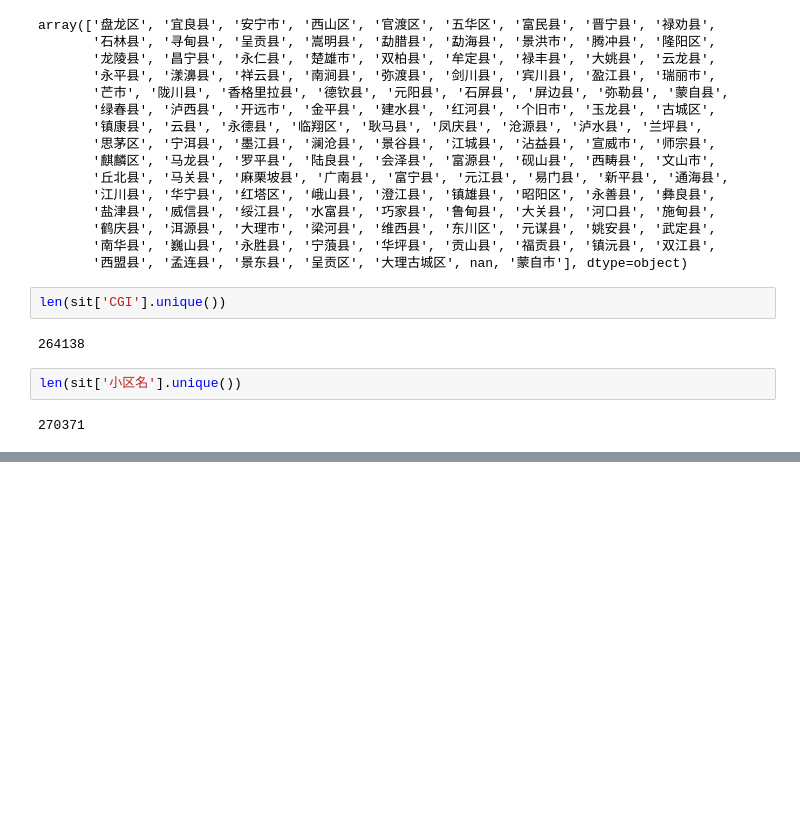
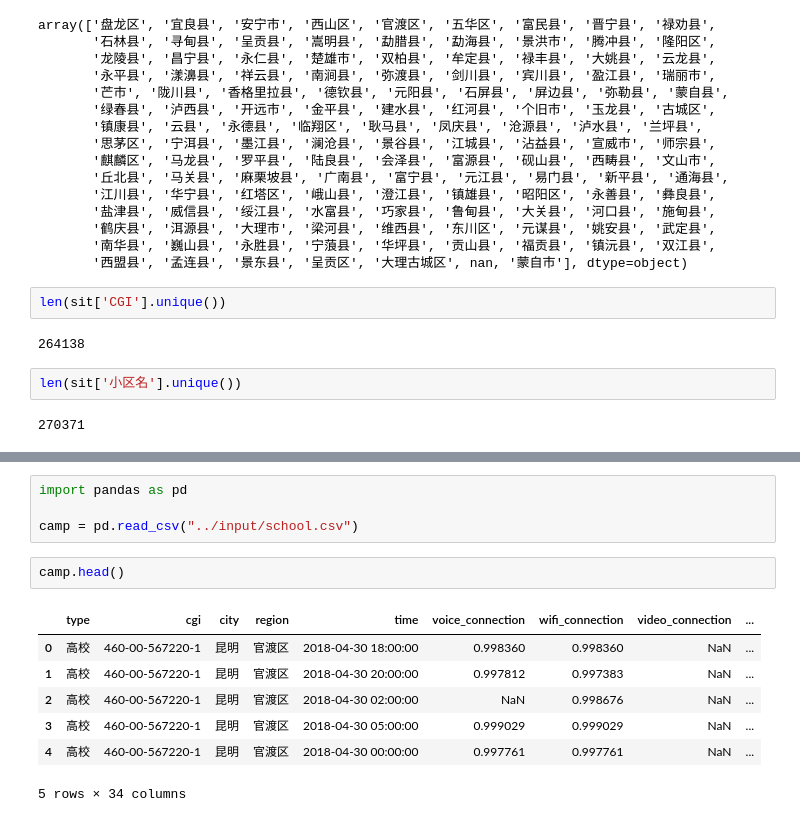
Before and after one commit to MashirosBaumkuchen/mr, a Jupyter notebook: src/situation.ipynb, the cells around one changed output, grey strips where cells are left out. Drawn from its saved outputs; the diff is of its cells as text; blank space fills up the shorter version.

```diff
--- a/src/situation.ipynb
+++ b/src/situation.ipynb
@@ -149,0 +174,14 @@ data.to_csv('../input/sit_xishan_data.csv', index=False)
+# %%
+import pandas as pd
+
+camp = pd.read_csv("../input/school.csv")
+# %%
+camp.head()
+# %% [output]
+|  | type | cgi | city | region | time | voice_connection | wifi_connection | video_connection | ... |
+| 0 | 高校 | 460-00-567220-1 | 昆明 | 官渡区 | 2018-04-30 18:00:00 | 0.998360 | 0.998360 | NaN | ... |
+| 1 | 高校 | 460-00-567220-1 | 昆明 | 官渡区 | 2018-04-30 20:00:00 | 0.997812 | 0.997383 | NaN | ... |
+| 2 | 高校 | 460-00-567220-1 | 昆明 | 官渡区 | 2018-04-30 02:00:00 | NaN | 0.998676 | NaN | ... |
+| 3 | 高校 | 460-00-567220-1 | 昆明 | 官渡区 | 2018-04-30 05:00:00 | 0.999029 | 0.999029 | NaN | ... |
+| 4 | 高校 | 460-00-567220-1 | 昆明 | 官渡区 | 2018-04-30 00:00:00 | 0.997761 | 0.997761 | NaN | ... |
+5 rows × 34 columns
```
Also changed, not shown: parts of 27 cells of this notebook, 1 other file.
